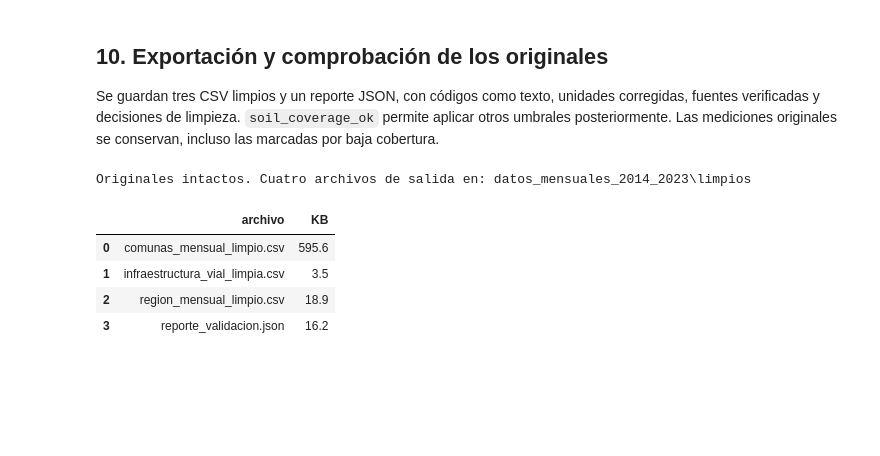
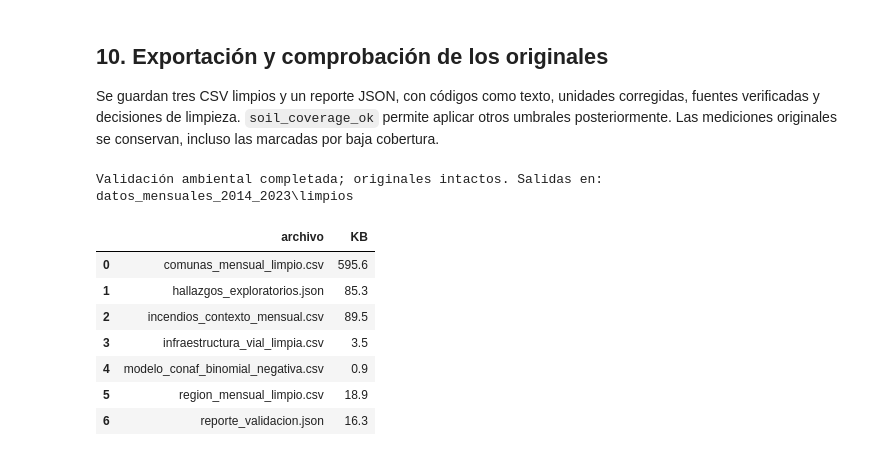
Before and after one commit to eziocard/DeHecho, a Jupyter notebook: analisis.ipynb, the cells around one changed output. Saved outputs shown, nothing was run; the diff lists cells and outputs as text; code cells hidden in the pictures; blank space fills up the shorter version.

```diff
--- a/analisis.ipynb
+++ b/analisis.ipynb
@@ -443,37 +447,41 @@ OUTPUT.mkdir(exist_ok=True)
 region.to_csv(OUTPUT / 'region_mensual_limpio.csv', index=False, encoding='utf-8-sig', date_format='%Y-%m')
 communes.to_csv(OUTPUT / 'comunas_mensual_limpio.csv', index=False, encoding='utf-8-sig', date_format='%Y-%m')
 roads.to_csv(OUTPUT / 'infraestructura_vial_limpia.csv', index=False, encoding='utf-8-sig')
 
 report = {
     'scope': {'start': '2014-01', 'end': '2023-12', 'months': 120, 'communes': 32},
     'source_sha256': source_hashes,
     'all_checks_passed': bool(audit.resultado.eq('OK').all()),
     'checks': checks,
     'cleaning_log': cleaning_log,
     'units': UNITS,
     'measurement_values_changed': 0,
     'rows_removed': 0,
     'values_imputed': 0,
     'soil_coverage_threshold_pct': MIN_COVERAGE,
     'soil_rows_flagged_region': int((~region.soil_coverage_ok).sum()),
     'soil_rows_flagged_communes': int((~communes.soil_coverage_ok).sum()),
     'communes_with_low_soil_coverage': soil_low.reset_index().to_dict('records'),
     'regional_IQR_review_signals': extremes.to_dict('records'),
     'findings_descriptive_only': findings,
     'road_commune_id_missing_is_intentional_for_regional_row': True,
-    'CONAF_join_performed': False,
+    'CONAF_join_performed_in_this_validation_stage': False,
+    'additional_exploration_report': 'hallazgos_exploratorios.json',
     'outputs': {},
 }
-for path in sorted(OUTPUT.glob('*.csv')):
+for path in [OUTPUT / name for name in ['comunas_mensual_limpio.csv', 'infraestructura_vial_limpia.csv', 'region_mensual_limpio.csv']]:
     report['outputs'][path.name] = {'rows': int(len(pd.read_csv(path))), 'sha256': hashlib.sha256(path.read_bytes()).hexdigest()}
 assert source_hashes == {p.name: hashlib.sha256(p.read_bytes()).hexdigest() for p in source_files}, 'Un original cambió durante el análisis.'
 (OUTPUT / 'reporte_validacion.json').write_text(json.dumps(report, ensure_ascii=False, indent=2, allow_nan=False), encoding='utf-8')
-print('Originales intactos. Cuatro archivos de salida en:', OUTPUT.relative_to(ROOT))
+print('Validación ambiental completada; originales intactos. Salidas en:', OUTPUT.relative_to(ROOT))
 display(pd.DataFrame([{'archivo': p.name, 'KB': round(p.stat().st_size / 1024, 1)} for p in sorted(OUTPUT.iterdir()) if p.is_file()]))
 # %% [output]
-Originales intactos. Cuatro archivos de salida en: datos_mensuales_2014_2023\limpios
+Validación ambiental completada; originales intactos. Salidas en: datos_mensuales_2014_2023\limpios
 |  | archivo | KB |
 | 0 | comunas_mensual_limpio.csv | 595.6 |
-| 1 | infraestructura_vial_limpia.csv | 3.5 |
-| 2 | region_mensual_limpio.csv | 18.9 |
-| 3 | reporte_validacion.json | 16.2 |
+| 1 | hallazgos_exploratorios.json | 85.3 |
+| 2 | incendios_contexto_mensual.csv | 89.5 |
+| 3 | infraestructura_vial_limpia.csv | 3.5 |
+| 4 | modelo_conaf_binomial_negativa.csv | 0.9 |
+| 5 | region_mensual_limpio.csv | 18.9 |
+| 6 | reporte_validacion.json | 16.3 |
```
Also changed, not shown: parts of 44 cells of this notebook, 8 other files.
